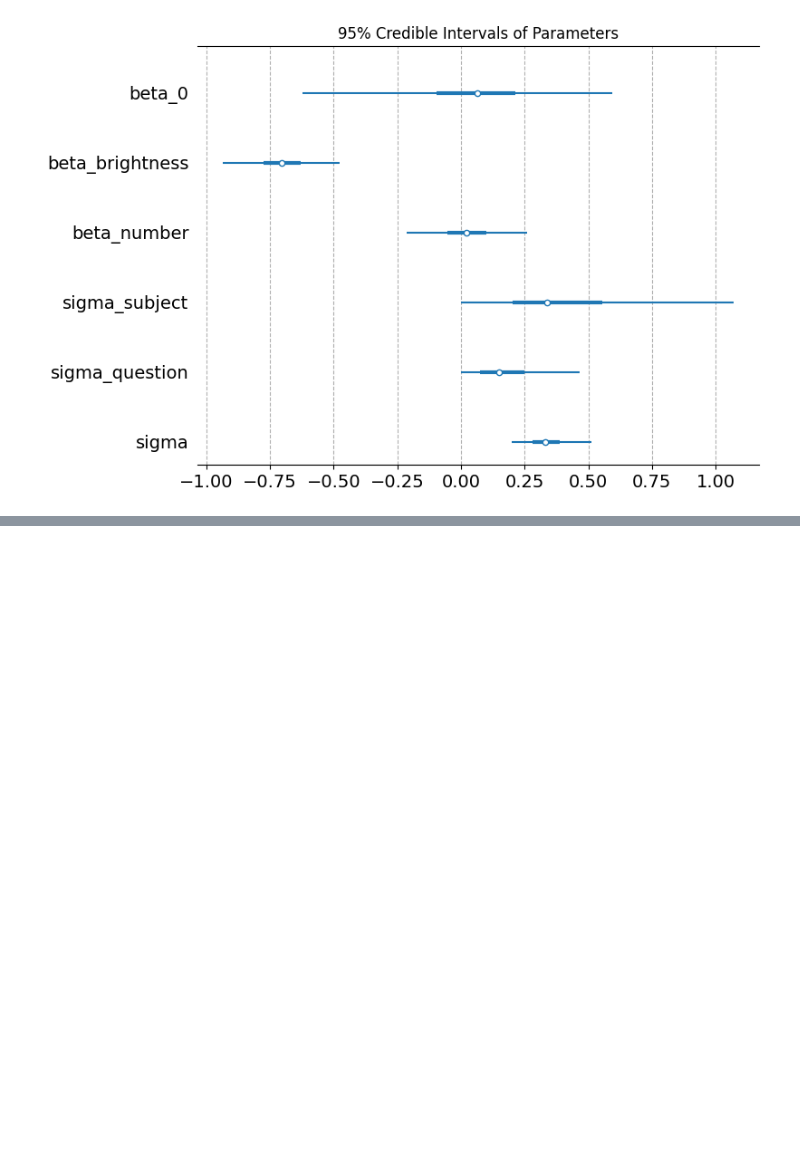
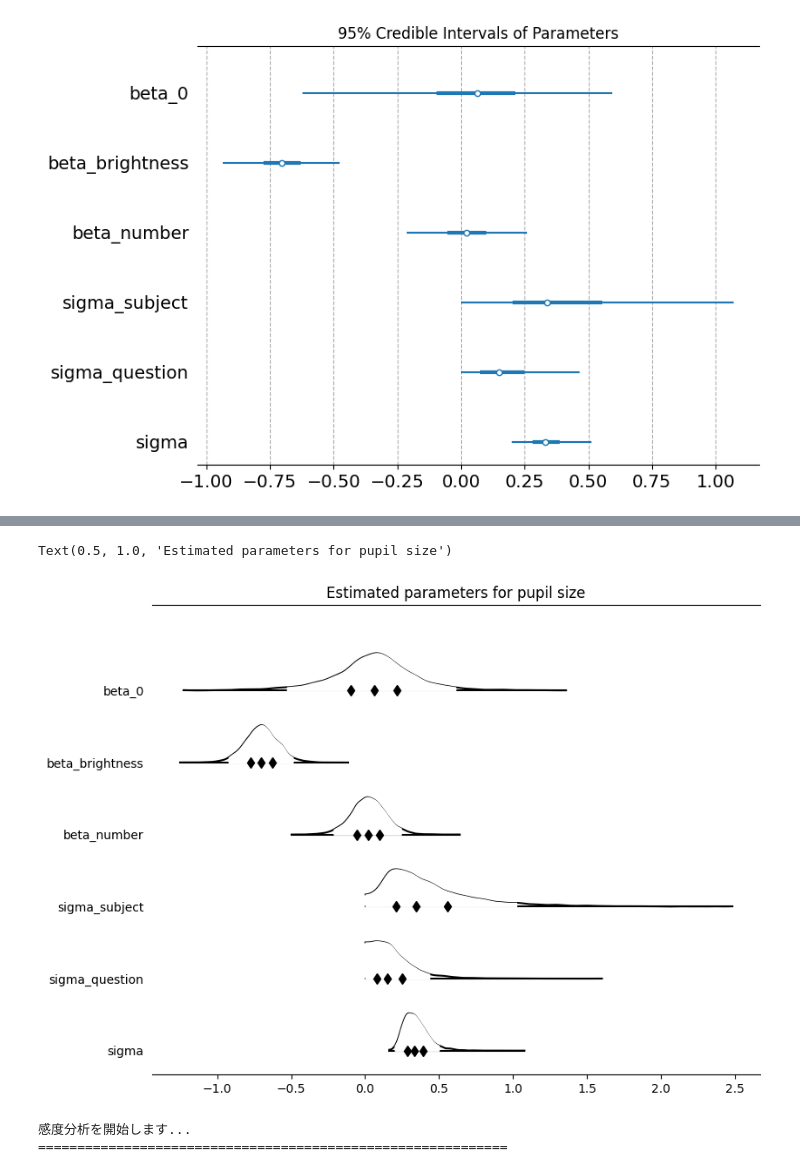
Before and after one commit to shun999/je, a Jupyter notebook: 20251230/MixedModel.ipynb, the cells around one changed output, grey strips where cells are left out. Saved outputs shown, nothing was run; the diff lists cells and outputs as text; code cells hidden in the pictures; blank space fills up the shorter version.

```diff
--- a/20251230/MixedModel.ipynb
+++ b/20251230/MixedModel.ipynb
@@ -371,0 +384,59 @@ plt.show()
+# %%
+axes = az.plot_forest(trace,
+                           kind='ridgeplot',
+                           var_names=var_names,
+                           combined=True,
+                           ridgeplot_truncate=False,
+                           ridgeplot_quantiles=[.25, .5, .75],
+                           ridgeplot_overlap=0.7,
+                           colors='white',
+                           figsize=(9, 7))
+axes[0].set_title('Estimated parameters for pupil size')
+# %% [output]
+Text(0.5, 1.0, 'Estimated parameters for pupil size')
+[figure, added]
+# %%
+# ============================================
+# 感度分析（Sensitivity Analysis）
+# ============================================
+# 事前分布のハイパーパラメータを変更して、事後分布への影響を確認
+
+import arviz as az
+import numpy as np
+import pandas as pd
+import matplotlib.pyplot as plt
+from collections import defaultdict
+
+# データの準備（Cell 7と同じ）
+subject_idx = df["subject"].astype("category").cat.codes.values
+question_idx = df["question"].astype("category").cat.codes.values
+n_subject = len(np.unique(subject_idx))
+n_question = len(np.unique(question_idx))
+brightness = df["brightness_z"].values
+number = df["number_z"].values
+y = df["ave_pupil_ave_std"].values
+
+# 事前分布の設定（弱い、中程度、強い）
+prior_configs = {
+    "弱い事前分布": {
+        "beta_sd": 10.0,      # 固定効果の標準偏差（大きい = 弱い情報）
+        "sigma_scale": 10.0,  # 分散パラメータのスケール（大きい = 弱い情報）
+        "offset_sd": 10.0     # ランダム効果の標準偏差
+    },
+    "中程度の事前分布（デフォルト）": {
+        "beta_sd": 1.0,
+        "sigma_scale": 1.0,
+        "offset_sd": 1.0
+    },
+    "強い事前分布": {
+        "beta_sd": 0.1,       # 固定効果の標準偏差（小さい = 強い情報）
+        "sigma_scale": 0.1,   # 分散パラメータのスケール（小さい = 強い情報）
+        "offset_sd": 0.1      # ランダム効果の標準偏差
+    }
+}
+
+print("感度分析を開始します...")
+print("=" * 60)
+# %% [output]
+感度分析を開始します...
+============================================================
```
Also changed, not shown: parts of 7 cells of this notebook.
